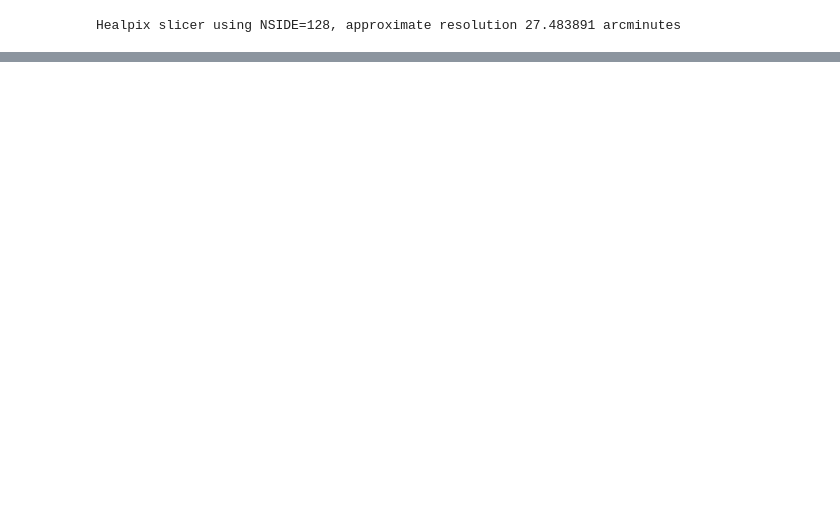
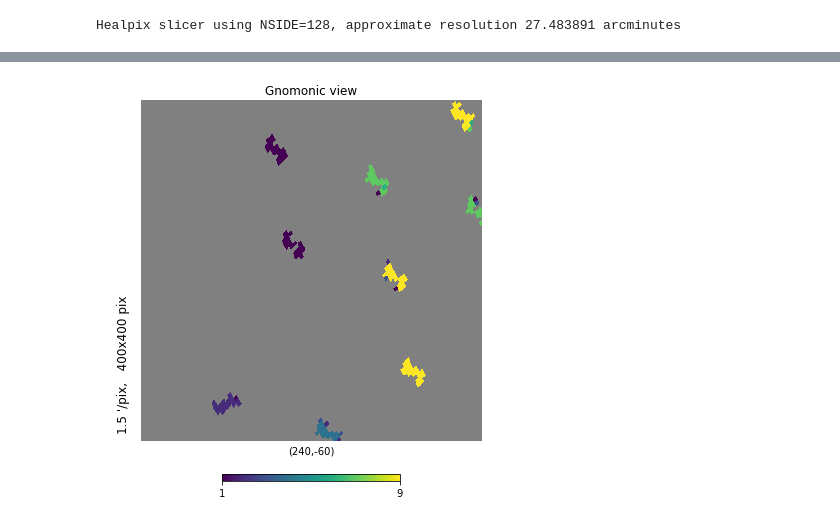
Before and after one commit to yoachim/18_scratch, a Jupyter notebook: comcam_maf/check_comcam.ipynb, the cells around one changed output, grey strips where cells are left out. Saved outputs shown, nothing was run; the diff lists cells and outputs as text; code cells hidden in the pictures; blank space fills up the shorter version.

```diff
--- a/comcam_maf/check_comcam.ipynb
+++ b/comcam_maf/check_comcam.ipynb
@@ -76,0 +108,4 @@ Plotting complete.
+# %%
+hp.gnomview(bd2['opsim_Count_expMJD_night_lt_50_and_r_HEAL'].metricValues, rot=(240,-60), xsize=400, ysize=400)
+# %% [output]
+[figure, added]
```
Also changed, not shown: parts of 6 cells of this notebook.
